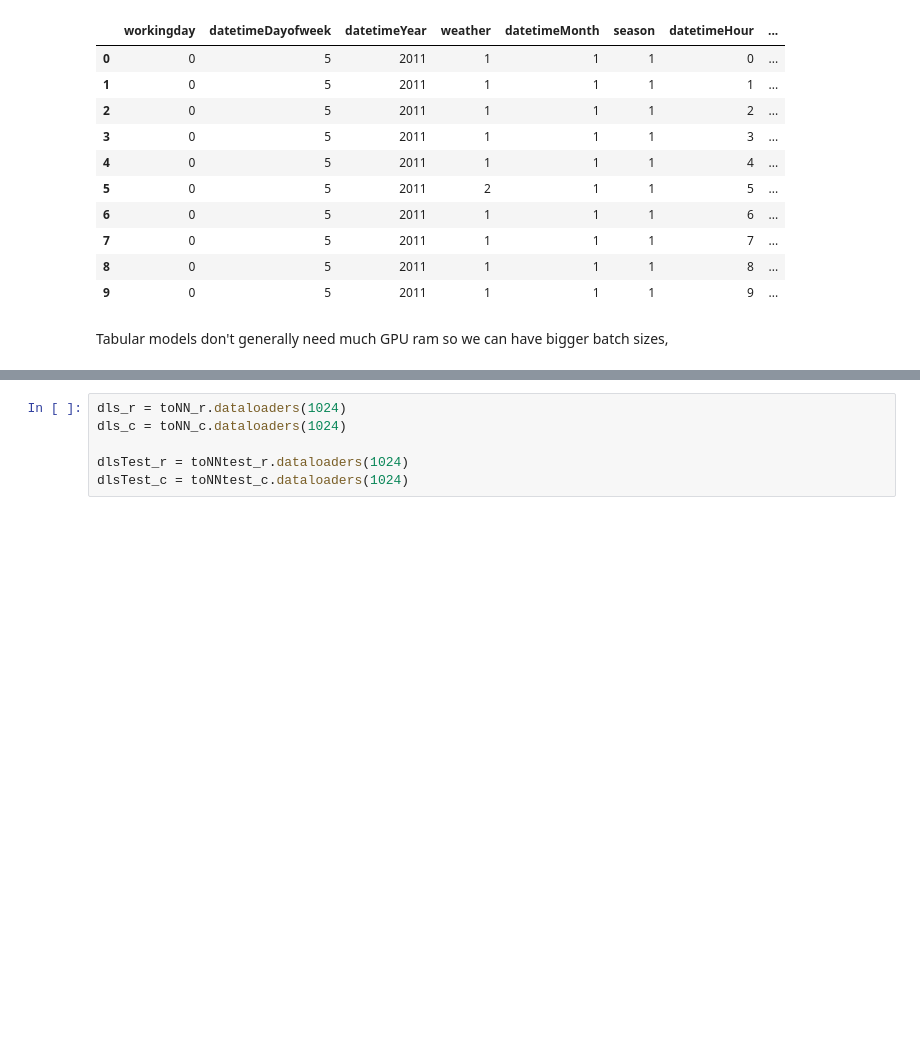
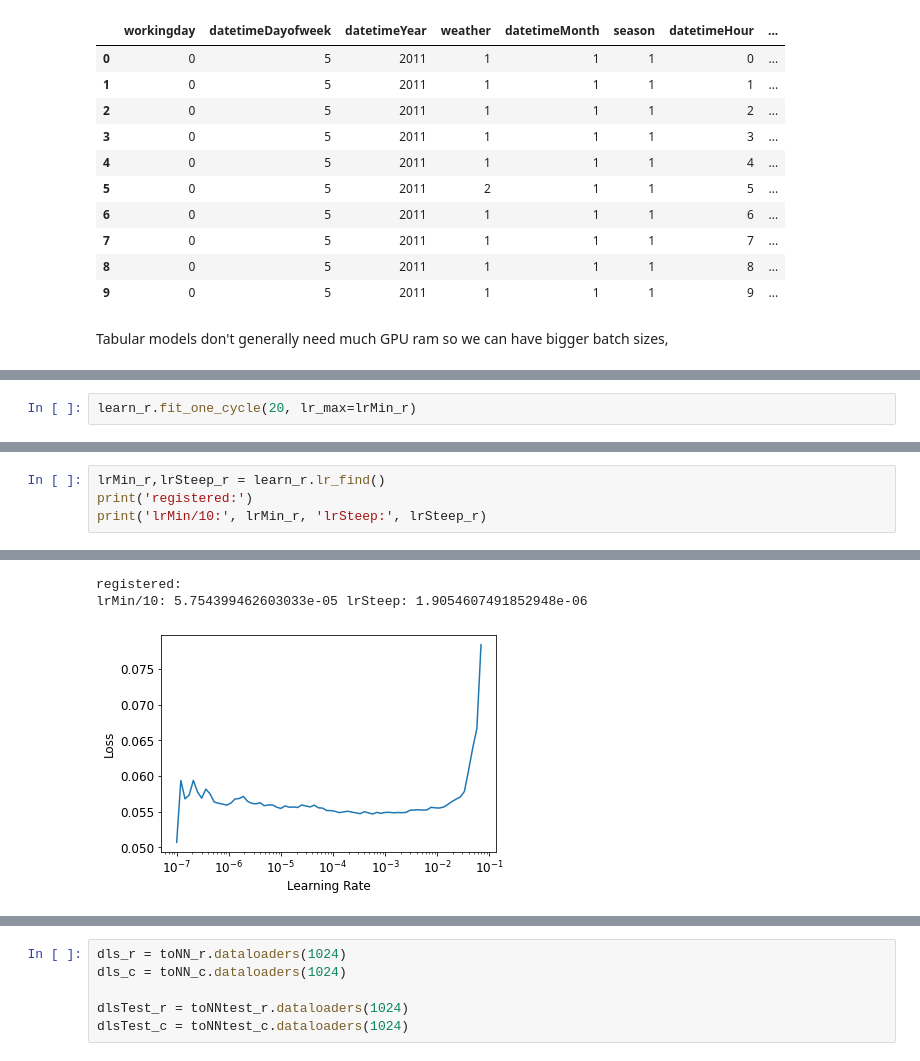
Before and after one commit to atticusmatticus/fastai_files, a Jupyter notebook: 09_bike_sharing_model-2.ipynb, the cells around one changed output, grey strips where cells are left out. Saved outputs shown, nothing was run; the diff lists cells and outputs as text; blank space fills up the shorter version.

```diff
--- a/09_bike_sharing_model-2.ipynb
+++ b/09_bike_sharing_model-2.ipynb
@@ -1260,0 +1377,2 @@ Tabular models don't generally need much GPU ram so we can have bigger batch siz
+# %%
+learn_r.fit_one_cycle(20, lr_max=lrMin_r)
@@ -1260,0 +1417,5 @@ Tabular models don't generally need much GPU ram so we can have bigger batch siz
+# %%
+lrMin_r,lrSteep_r = learn_r.lr_find()
+print('registered:')
+print('lrMin/10:', lrMin_r, 'lrSteep:', lrSteep_r)
+# %% [output]
@@ -1260,0 +1423,3 @@ Tabular models don't generally need much GPU ram so we can have bigger batch siz
+registered:
+lrMin/10: 5.754399462603033e-05 lrSteep: 1.9054607491852948e-06
+[figure, added]
```
Also changed, not shown: parts of 16 cells of this notebook.
